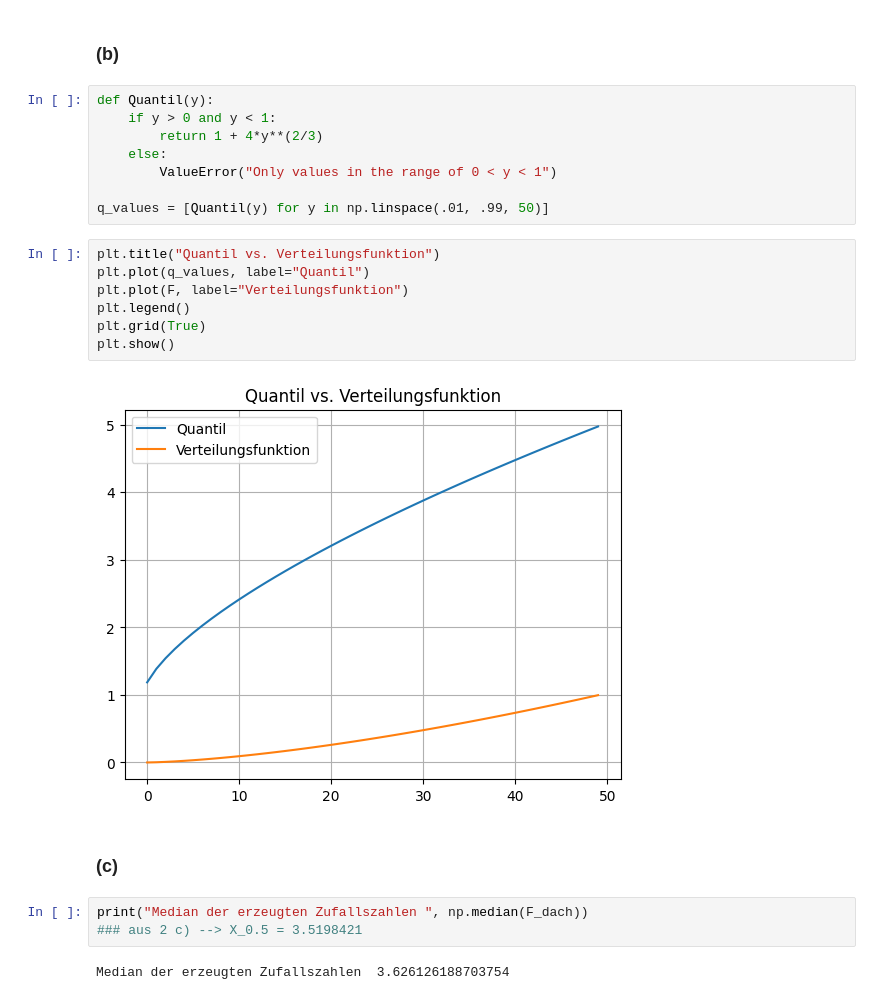
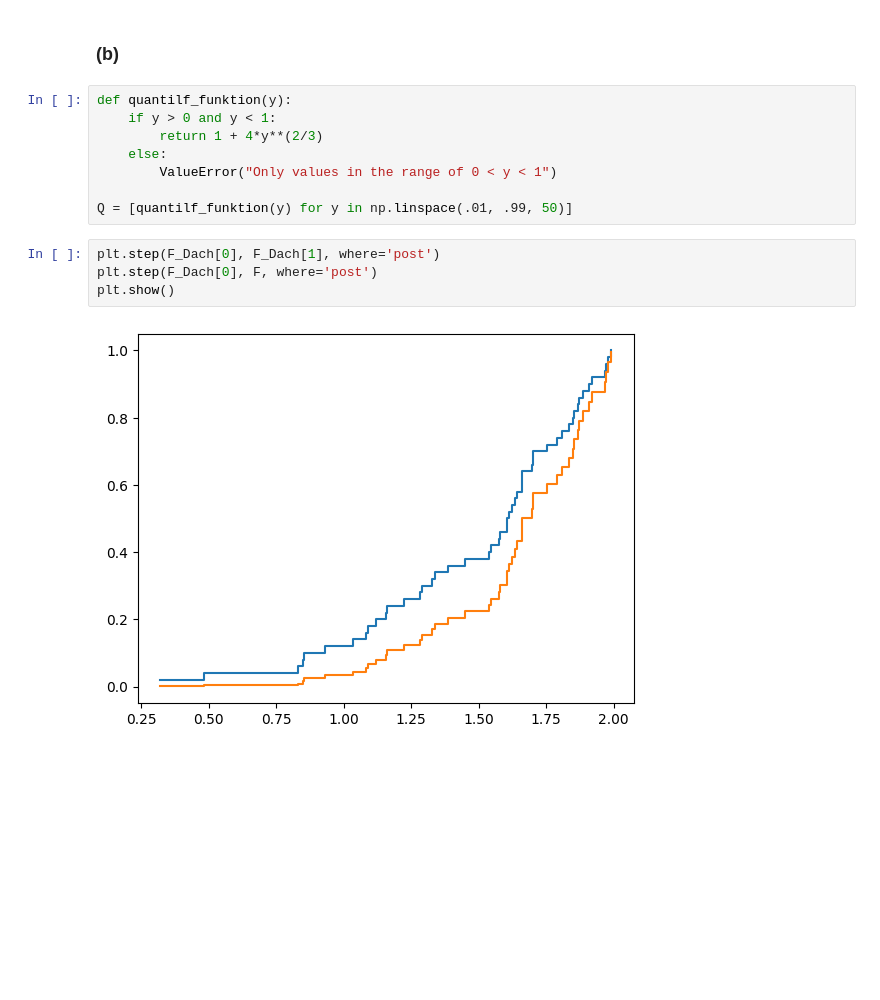
Before and after one commit to tombk556/Mathematische-Stochastische-Modelle-und-MC-Simulationen, a Jupyter notebook: Übung 7/übung7.ipynb, the cells around one changed output. Cells and saved outputs as stored; diff of their text form; blank space fills up the shorter version.

```diff
--- a/Übung 7/übung7.ipynb
+++ b/Übung 7/übung7.ipynb
@@ -47,26 +52,16 @@ plt.show()
 # %% [markdown]
 ### (b)
 # %%
-def Quantil(y):
+def quantilf_funktion(y):
     if y > 0 and y < 1:
         return 1 + 4*y**(2/3)
     else:
         ValueError("Only values in the range of 0 < y < 1")
 
-q_values = [Quantil(y) for y in np.linspace(.01, .99, 50)]
+Q = [quantilf_funktion(y) for y in np.linspace(.01, .99, 50)]
-# %%
-plt.title("Quantil vs. Verteilungsfunktion")
-plt.plot(q_values, label="Quantil")
-plt.plot(F, label="Verteilungsfunktion")
-plt.legend()
-plt.grid(True)
-plt.show()
-# %% [output]
-[figure, removed]
-# %% [markdown]
-### (c)
-# %%
-print("Median der erzeugten Zufallszahlen ", np.median(F_dach))
-### aus 2 c) --> X_0.5 = 3.5198421
-# %% [output]
-Median der erzeugten Zufallszahlen  3.626126188703754
+# %%
+plt.step(F_Dach[0], F_Dach[1], where='post')
+plt.step(F_Dach[0], F, where='post')
+plt.show()
+# %% [output]
+[figure, added]
```
Also changed, not shown: parts of 5 cells of this notebook, 4 other files.
